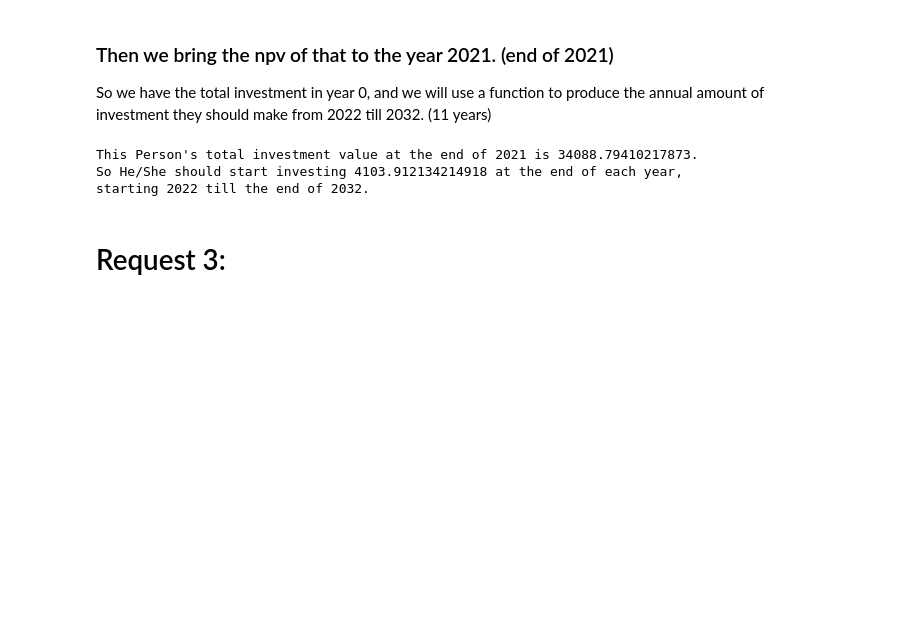
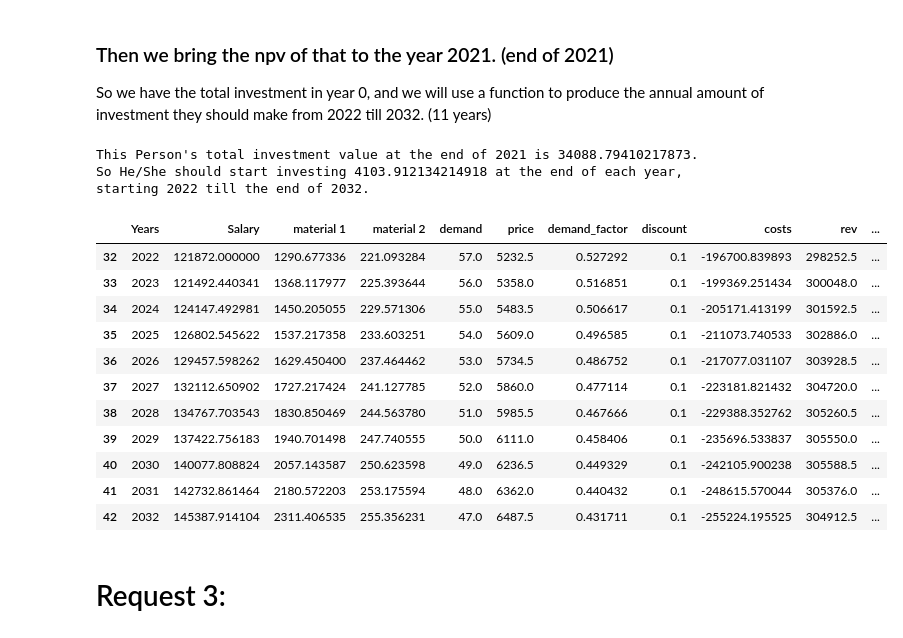
Before and after one commit to Hossein-MJafari/EEcon_Py_Project, a Jupyter notebook: Project.ipynb, the cells around one changed output. Cells and saved outputs as stored; diff of their text form; code cells hidden in the pictures; blank space fills up the shorter version.

```diff
--- a/Project.ipynb
+++ b/Project.ipynb
@@ -601,21 +600,34 @@ So we have the total investment in year 0, and we will use a function to produce
 # %%
 d2 = complete_data.loc[2022-1990:2032-1990].copy()
 
 # Calculating the person's profit as 25% of the net profit
 d2.loc[:, "Person's Profit"] = d2['Net Profit'] * 0.25
 
 # Assuming 'future_to_present' is a function defined elsewhere that calculates the present value
 # Calculating the person's profit in 2021
 d2.loc[:, "Person's Profit in 2021"] = future_to_present(0.05, d2['Years'] - 2021, d2["Person's Profit"])
 
 npv_persons_invest = 0.2 * sum(d2["Person's Profit in 2021"])
 annual_persons_invest = present_to_annual(0.05, 11, npv_persons_invest)
 print(f"This Person's total investment value at the end of 2021 is {npv_persons_invest}.")
 print(f"So He/She should start investing {annual_persons_invest} at the end of each year,\nstarting 2022 till the end of 2032.")
+d2
 # %% [output]
 This Person's total investment value at the end of 2021 is 34088.79410217873.
 So He/She should start investing 4103.912134214918 at the end of each year,
 starting 2022 till the end of 2032.
+|  | Years | Salary | material 1 | material 2 | demand | price | demand_factor | discount | costs | rev | ... |
+| 32 | 2022 | 121872.000000 | 1290.677336 | 221.093284 | 57.0 | 5232.5 | 0.527292 | 0.1 | -196700.839893 | 298252.5 | ... |
+| 33 | 2023 | 121492.440341 | 1368.117977 | 225.393644 | 56.0 | 5358.0 | 0.516851 | 0.1 | -199369.251434 | 300048.0 | ... |
+| 34 | 2024 | 124147.492981 | 1450.205055 | 229.571306 | 55.0 | 5483.5 | 0.506617 | 0.1 | -205171.413199 | 301592.5 | ... |
+| 35 | 2025 | 126802.545622 | 1537.217358 | 233.603251 | 54.0 | 5609.0 | 0.496585 | 0.1 | -211073.740533 | 302886.0 | ... |
+| 36 | 2026 | 129457.598262 | 1629.450400 | 237.464462 | 53.0 | 5734.5 | 0.486752 | 0.1 | -217077.031107 | 303928.5 | ... |
+| 37 | 2027 | 132112.650902 | 1727.217424 | 241.127785 | 52.0 | 5860.0 | 0.477114 | 0.1 | -223181.821432 | 304720.0 | ... |
+| 38 | 2028 | 134767.703543 | 1830.850469 | 244.563780 | 51.0 | 5985.5 | 0.467666 | 0.1 | -229388.352762 | 305260.5 | ... |
+| 39 | 2029 | 137422.756183 | 1940.701498 | 247.740555 | 50.0 | 6111.0 | 0.458406 | 0.1 | -235696.533837 | 305550.0 | ... |
+| 40 | 2030 | 140077.808824 | 2057.143587 | 250.623598 | 49.0 | 6236.5 | 0.449329 | 0.1 | -242105.900238 | 305588.5 | ... |
+| 41 | 2031 | 142732.861464 | 2180.572203 | 253.175594 | 48.0 | 6362.0 | 0.440432 | 0.1 | -248615.570044 | 305376.0 | ... |
+| 42 | 2032 | 145387.914104 | 2311.406535 | 255.356231 | 47.0 | 6487.5 | 0.431711 | 0.1 | -255224.195525 | 304912.5 | ... |
 # %% [markdown]
 # Request 3:
 # %% [markdown]
```
Also changed, not shown: parts of 1 cell of this notebook, 2 other files.
